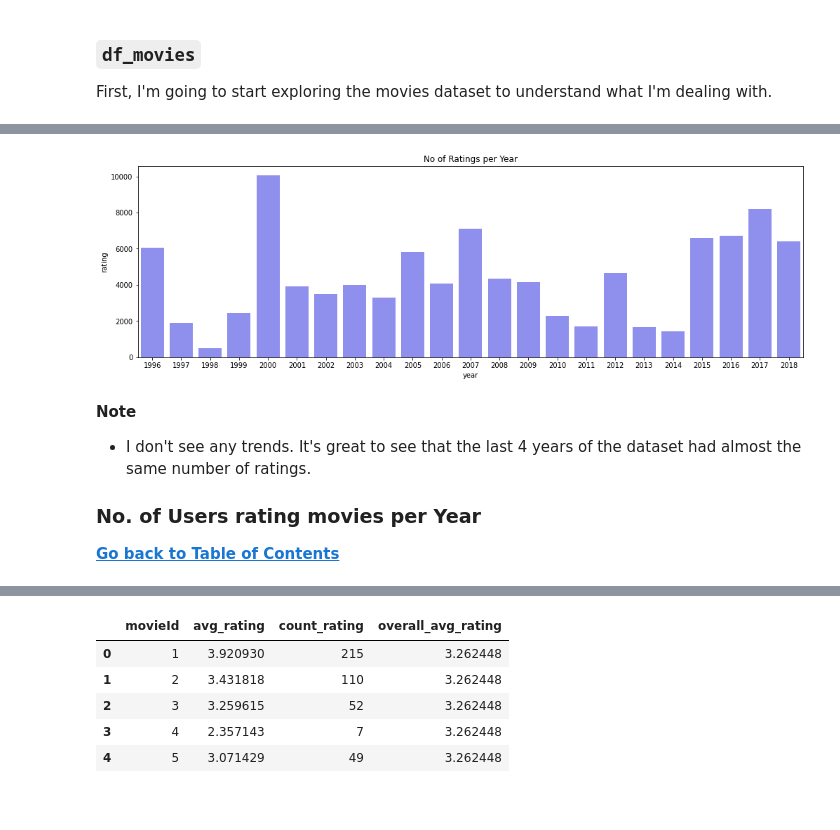
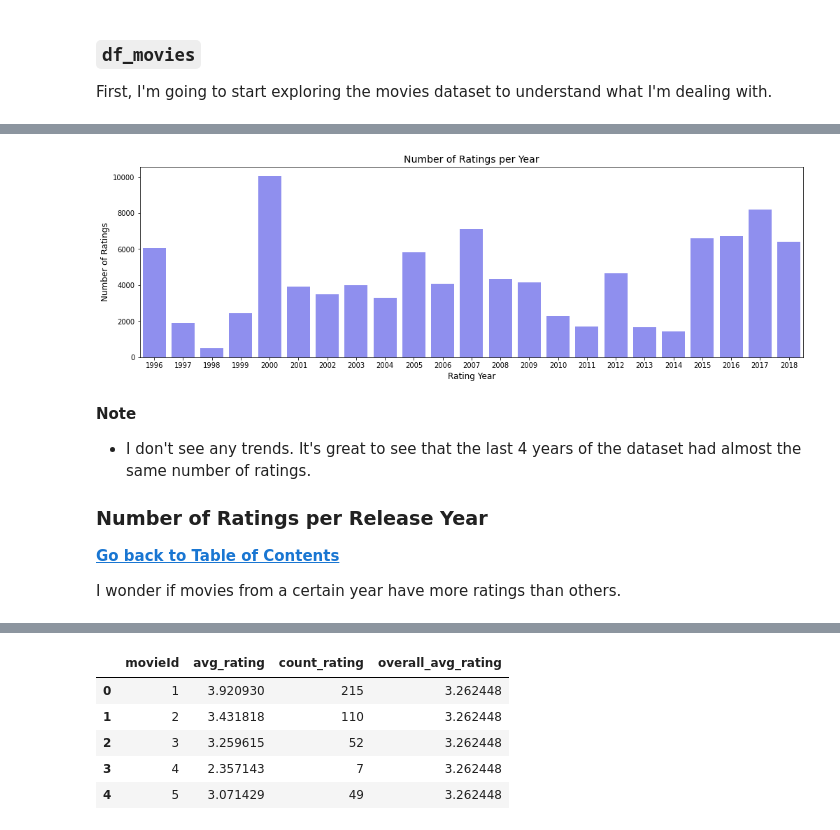
Before and after one commit to renoneto/Recommender-System, a Jupyter notebook: notebook/Movie Recommender.ipynb, the cells around one changed output, grey strips where cells are left out. Drawn from its saved outputs; the diff is of its cells as text; code cells hidden in the pictures; blank space fills up the shorter version.

```diff
--- a/notebook/Movie Recommender.ipynb
+++ b/notebook/Movie Recommender.ipynb
@@ -55,8 +63,8 @@ warnings.filterwarnings('ignore')
 %matplotlib inline
 # %%
 # Import datasets
-df_movies = pd.read_csv('./app/data/movies.csv')
-df_ratings = pd.read_csv('./app/data/ratings.csv')
+df_movies = pd.read_csv('../app/data/movies.csv')
+df_ratings = pd.read_csv('../app/data/ratings.csv')
 # %%
 # Show first rows
 display(df_movies.head())
@@ -191,15 +291,25 @@ df_ratings['year'] = df_ratings['datetime'].dt.year
 # %%
-# Create plot with No. of ratings per year
+# Convert timestamp column to datetime
+df_ratings['datetime'] = pd.to_datetime(df_ratings['timestamp'], unit='s')
+df_ratings['year'] = df_ratings['datetime'].dt.year
+
+# Create plot with Number of ratings per year
 to_plot = df_ratings.groupby('year').count()['rating'].reset_index()
 plt.figure(figsize=(17,5))
 sns.barplot(x='year', y='rating', data=to_plot, color='blue', alpha=0.5)
-plt.title('No of Ratings per Year')
+
+# Set title and labels
+plt.title('Number of Ratings per Year', size=14)
+plt.xlabel('Rating Year', size=12)
+plt.ylabel('Number of Ratings', size=12)
 plt.show()
 # %% [output]
-[figure, old version]
+[figure, new version]
 # %% [markdown]
 **Note**
 - I don't see any trends. It's great to see that the last 4 years of the dataset had almost the same number of ratings.
 
-### No. of Users rating movies per Year <a class="anchor" id="urm"></a>
+### Number of Ratings per Release Year <a class="anchor" id="rry"></a>
 **[Go back to Table of Contents](#toc)**
+
+I wonder if movies from a certain year have more ratings than others.
```
Also changed, not shown: parts of 137 cells of this notebook.
